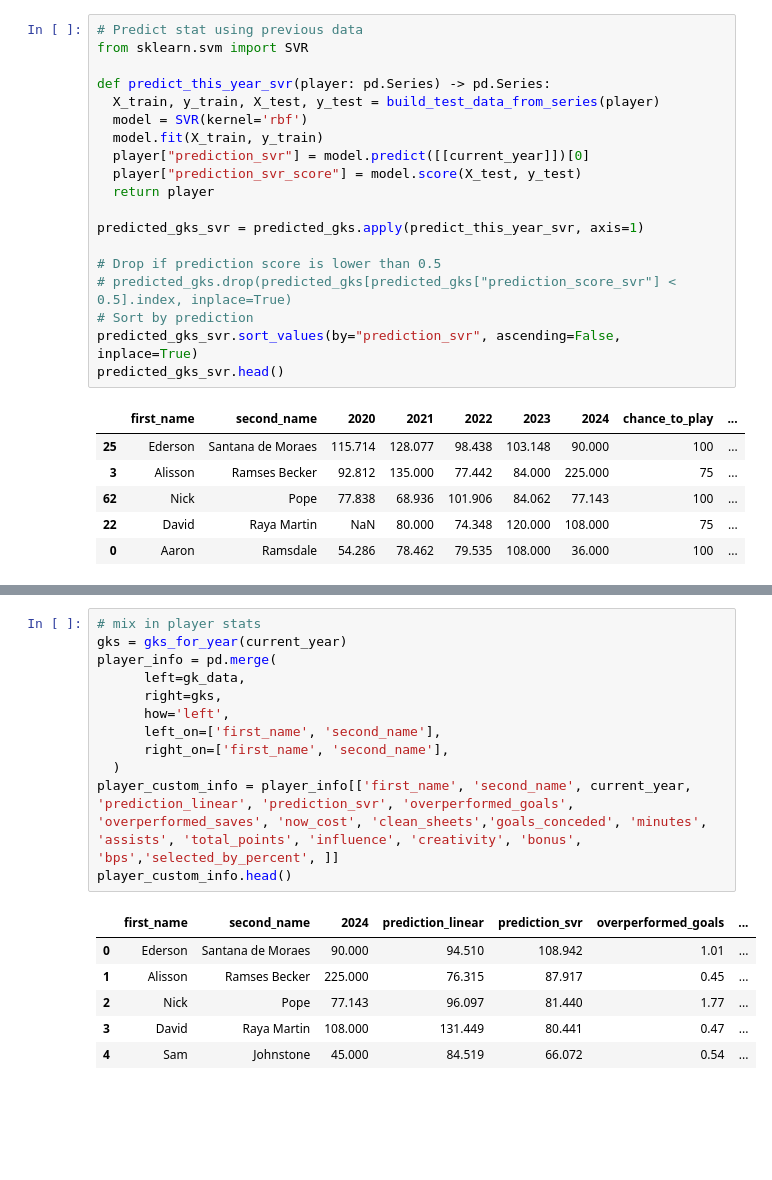
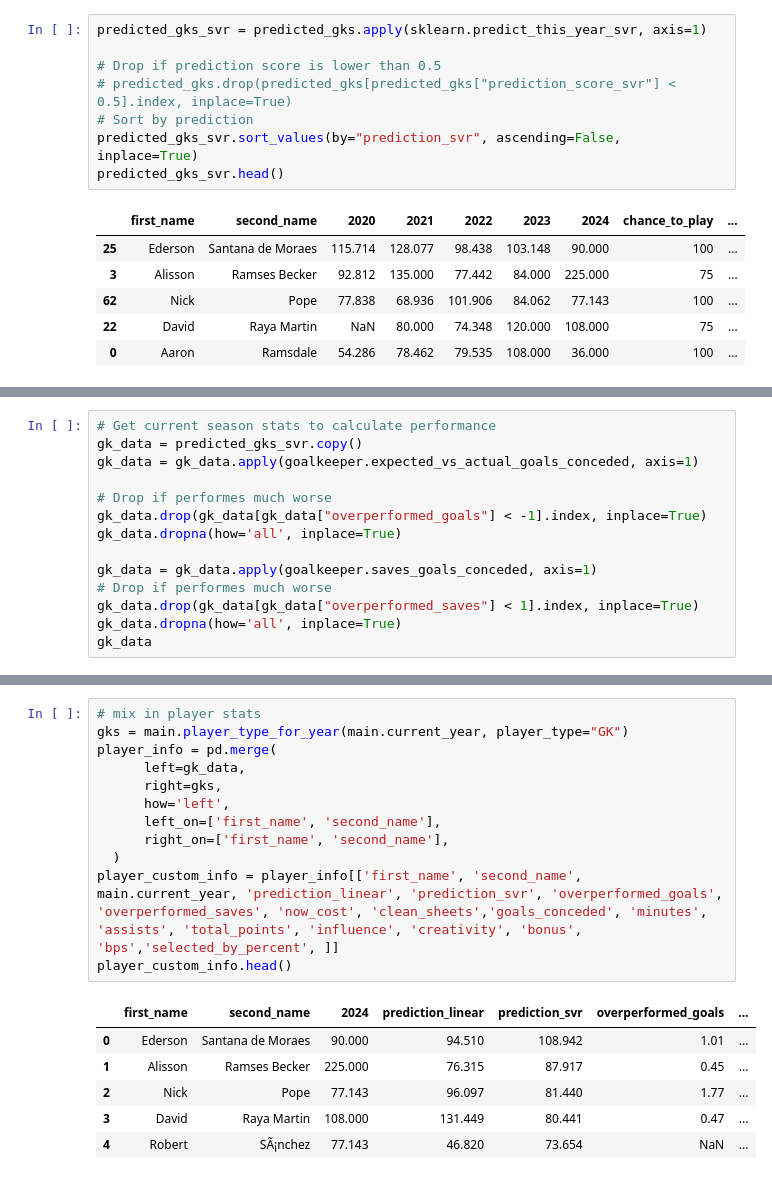
Before and after one commit to vrutkovs/fpl, a Jupyter notebook: gks_experiments.ipynb, the cells around one changed output, grey strips where cells are left out. Saved outputs shown, nothing was run; the diff lists cells and outputs as text; blank space fills up the shorter version.

```diff
--- a/gks_experiments.ipynb
+++ b/gks_experiments.ipynb
@@ -140,18 +72,7 @@ predicted_gks.head()
 | 62 | Nick | Pope | 77.838 | 68.936 | 101.906 | 84.062 | 77.143 | 100 | ... |
 | 25 | Ederson | Santana de Moraes | 115.714 | 128.077 | 98.438 | 103.148 | 90.000 | 100 | ... |
 # %%
-# Predict stat using previous data
-from sklearn.svm import SVR
-
-def predict_this_year_svr(player: pd.Series) -> pd.Series:
-  X_train, y_train, X_test, y_test = build_test_data_from_series(player)
-  model = SVR(kernel='rbf')
-  model.fit(X_train, y_train)
-  player["prediction_svr"] = model.predict([[current_year]])[0]
-  player["prediction_svr_score"] = model.score(X_test, y_test)
-  return player
-
-predicted_gks_svr = predicted_gks.apply(predict_this_year_svr, axis=1)
+predicted_gks_svr = predicted_gks.apply(sklearn.predict_this_year_svr, axis=1)
 
 # Drop if prediction score is lower than 0.5
 # predicted_gks.drop(predicted_gks[predicted_gks["prediction_score_svr"] < 0.5].index, inplace=True)
@@ -244,0 +89,14 @@ gk_data
+# %%
+# Get current season stats to calculate performance
+gk_data = predicted_gks_svr.copy()
+gk_data = gk_data.apply(goalkeeper.expected_vs_actual_goals_conceded, axis=1)
+
+# Drop if performes much worse
+gk_data.drop(gk_data[gk_data["overperformed_goals"] < -1].index, inplace=True)
+gk_data.dropna(how='all', inplace=True)
+
+gk_data = gk_data.apply(goalkeeper.saves_goals_conceded, axis=1)
+# Drop if performes much worse
+gk_data.drop(gk_data[gk_data["overperformed_saves"] < 1].index, inplace=True)
+gk_data.dropna(how='all', inplace=True)
+gk_data
@@ -245,19 +122,19 @@ gk_data
 # %%
 # mix in player stats
-gks = gks_for_year(current_year)
+gks = main.player_type_for_year(main.current_year, player_type="GK")
 player_info = pd.merge(
       left=gk_data,
       right=gks,
       how='left',
       left_on=['first_name', 'second_name'],
       right_on=['first_name', 'second_name'],
   )
-player_custom_info = player_info[['first_name', 'second_name', current_year, 'prediction_linear', 'prediction_svr', 'overperformed_goals', 'overperformed_saves', 'now_cost', 'clean_sheets','goals_conceded', 'minutes', 'assists', 'total_points', 'influence', 'creativity', 'bonus', 'bps','selected_by_percent', ]]
+player_custom_info = player_info[['first_name', 'second_name', main.current_year, 'prediction_linear', 'prediction_svr', 'overperformed_goals', 'overperformed_saves', 'now_cost', 'clean_sheets','goals_conceded', 'minutes', 'assists', 'total_points', 'influence', 'creativity', 'bonus', 'bps','selected_by_percent', ]]
 player_custom_info.head()
 # %% [output]
 |  | first_name | second_name | 2024 | prediction_linear | prediction_svr | overperformed_goals | ... |
 | 0 | Ederson | Santana de Moraes | 90.000 | 94.510 | 108.942 | 1.01 | ... |
 | 1 | Alisson | Ramses Becker | 225.000 | 76.315 | 87.917 | 0.45 | ... |
 | 2 | Nick | Pope | 77.143 | 96.097 | 81.440 | 1.77 | ... |
 | 3 | David | Raya Martin | 108.000 | 131.449 | 80.441 | 0.47 | ... |
-| 4 | Sam | Johnstone | 45.000 | 84.519 | 66.072 | 0.54 | ... |
+| 4 | Robert | SÃ¡nchez | 77.143 | 46.820 | 73.654 | NaN | ... |
```
Also changed, not shown: parts of 6 cells of this notebook, 4 other files.
